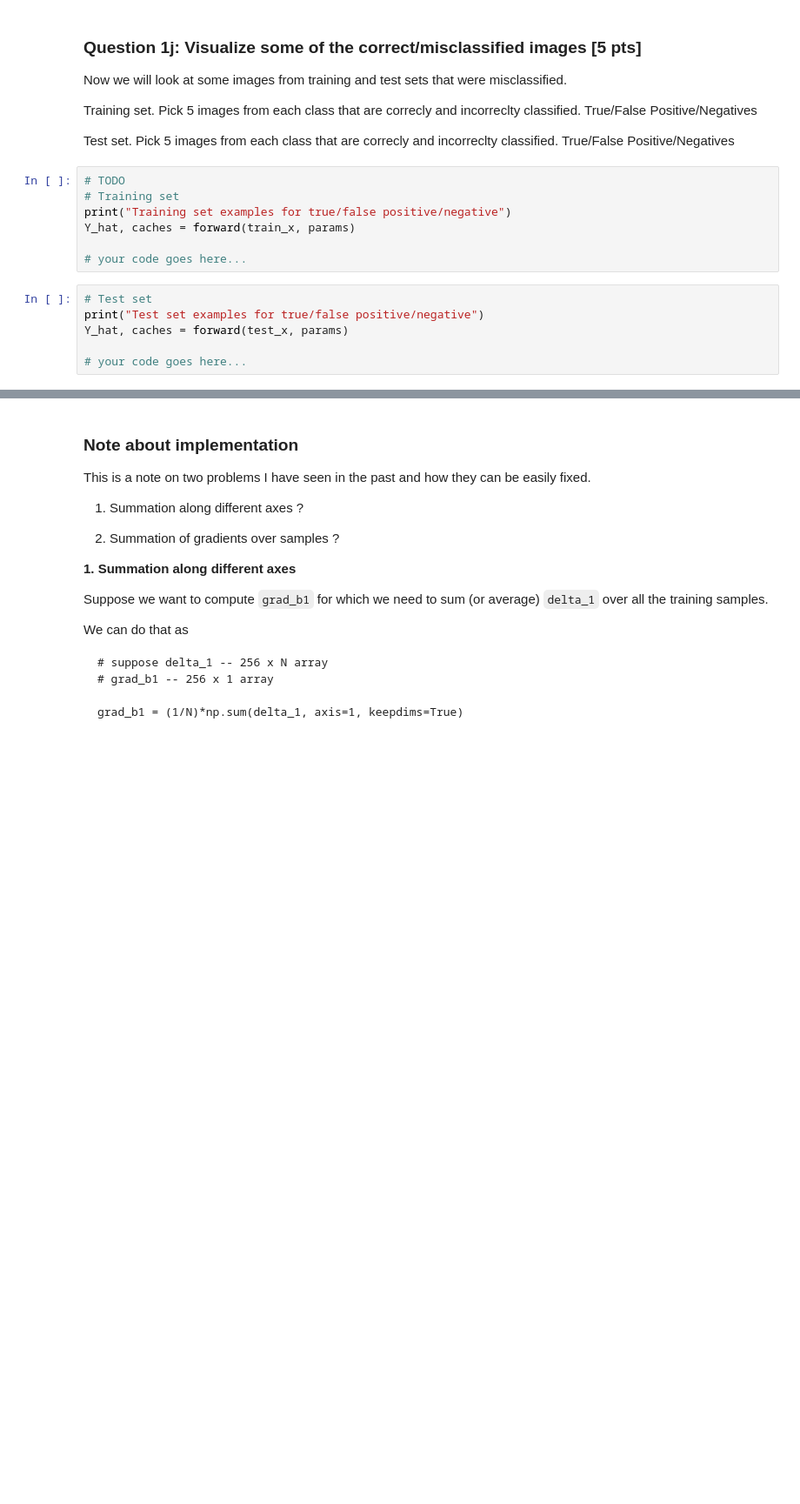
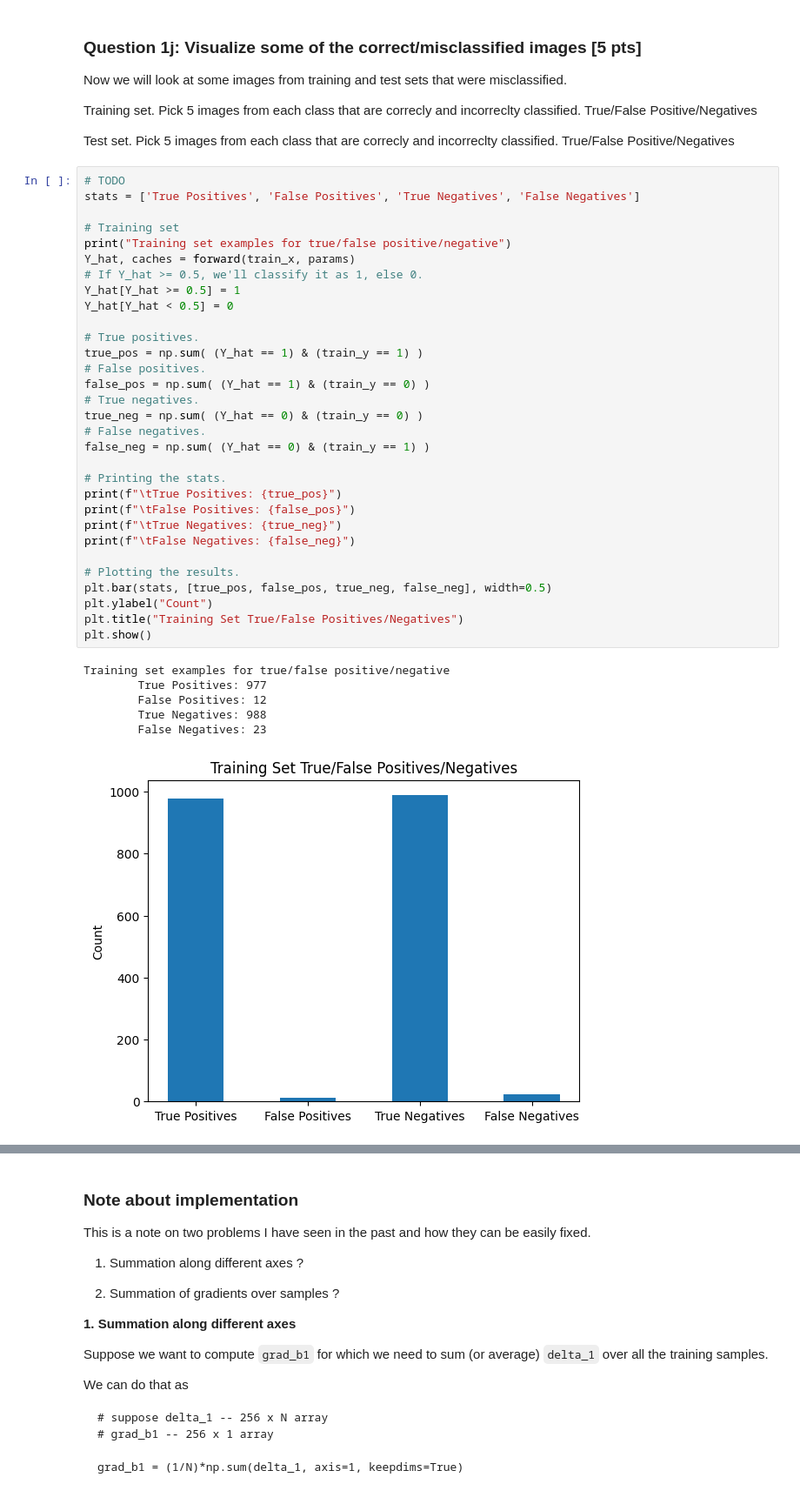
Before and after one commit to Akhan521/CS-171, a Jupyter notebook: Homework_5/fall2024_hw5.ipynb, the cells around one changed output, grey strips where cells are left out. Shown at 87% size. Cells and saved outputs as stored; diff of their text form; blank space fills up the shorter version.

```diff
--- a/Homework_5/fall2024_hw5.ipynb
+++ b/Homework_5/fall2024_hw5.ipynb
@@ -478,16 +478,41 @@ True/False Positive/Negatives
 Test set.
 Pick 5 images from each class that are correcly and incorreclty classified.
 True/False Positive/Negatives
-# %%
-# TODO
-# Training set
-print("Training set examples for true/false positive/negative")
-Y_hat, caches = forward(train_x, params)
-
-# your code goes here...
-# %%
-# Test set
-print("Test set examples for true/false positive/negative")
-Y_hat, caches = forward(test_x, params)
-
-# your code goes here...
+# %%
+# TODO
+stats = ['True Positives', 'False Positives', 'True Negatives', 'False Negatives']
+
+# Training set
+print("Training set examples for true/false positive/negative")
+Y_hat, caches = forward(train_x, params)
+# If Y_hat >= 0.5, we'll classify it as 1, else 0.
+Y_hat[Y_hat >= 0.5] = 1
+Y_hat[Y_hat < 0.5] = 0
+
+# True positives.
+true_pos = np.sum( (Y_hat == 1) & (train_y == 1) )
+# False positives.
+false_pos = np.sum( (Y_hat == 1) & (train_y == 0) )
+# True negatives.
+true_neg = np.sum( (Y_hat == 0) & (train_y == 0) )
+# False negatives.
+false_neg = np.sum( (Y_hat == 0) & (train_y == 1) )
+
+# Printing the stats.
+print(f"\tTrue Positives: {true_pos}")
+print(f"\tFalse Positives: {false_pos}")
+print(f"\tTrue Negatives: {true_neg}")
+print(f"\tFalse Negatives: {false_neg}")
+
+# Plotting the results.
+plt.bar(stats, [true_pos, false_pos, true_neg, false_neg], width=0.5)
+plt.ylabel("Count")
+plt.title("Training Set True/False Positives/Negatives")
+plt.show()
+# %% [output]
+Training set examples for true/false positive/negative
+        True Positives: 977
+        False Positives: 12
+        True Negatives: 988
+        False Negatives: 23
+[figure, added]
```
Also changed, not shown: parts of 3 cells of this notebook.
